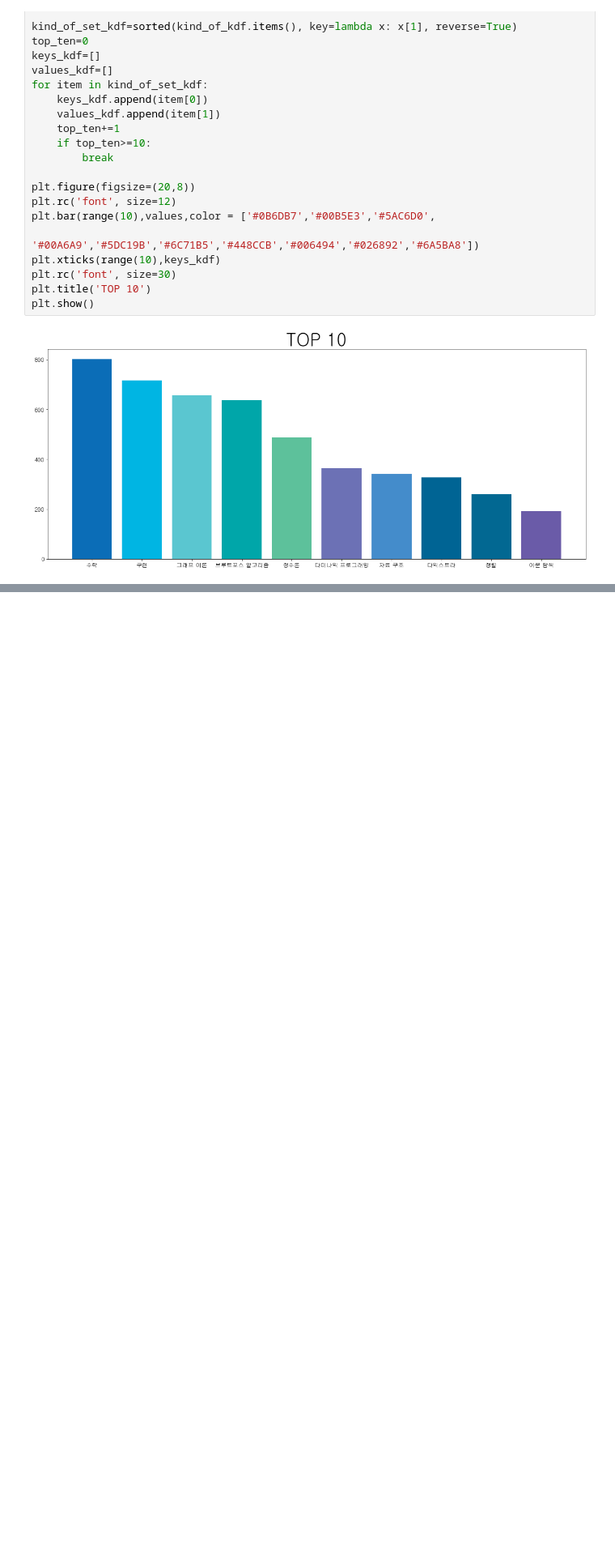
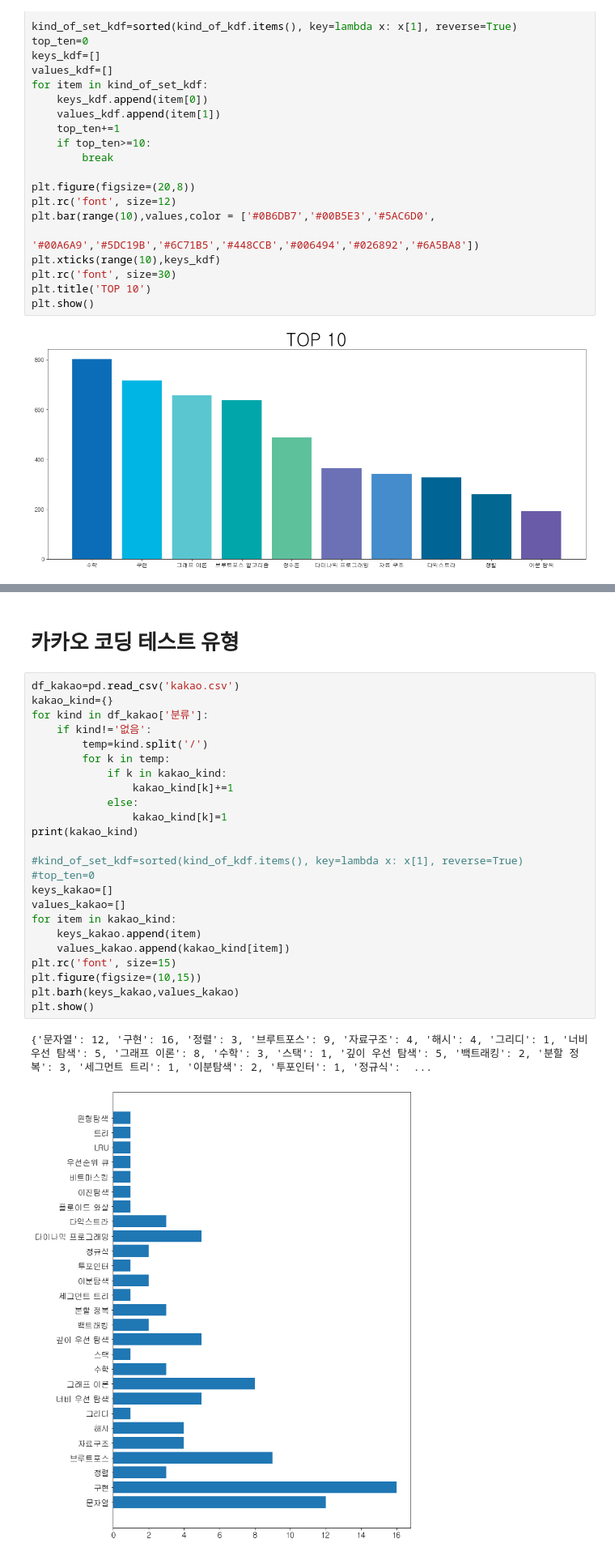
Before and after one commit to myeongju-kim/Baekjoon_Analysis, a Jupyter notebook: analysis.ipynb, the cells around one changed output, grey strips where cells are left out. Shown at 81% size. Drawn from its saved outputs; the diff is of its cells as text; blank space fills up the shorter version.

Commit message:
add kakao analysis report

```diff
--- a/analysis.ipynb
+++ b/analysis.ipynb
@@ -181,0 +182,29 @@ plt.show()
+# %% [markdown]
+# 카카오 코딩 테스트 유형
+# %%
+df_kakao=pd.read_csv('kakao.csv')
+kakao_kind={}
+for kind in df_kakao['분류']:
+    if kind!='없음':
+        temp=kind.split('/')
+        for k in temp:
+            if k in kakao_kind:
+                kakao_kind[k]+=1
+            else:
+                kakao_kind[k]=1
+print(kakao_kind)
+
+#kind_of_set_kdf=sorted(kind_of_kdf.items(), key=lambda x: x[1], reverse=True)
+#top_ten=0
+keys_kakao=[]
+values_kakao=[]
+for item in kakao_kind:
+    keys_kakao.append(item)
+    values_kakao.append(kakao_kind[item])
+plt.rc('font', size=15)
+plt.figure(figsize=(10,15))
+plt.barh(keys_kakao,values_kakao)
+plt.show()
+# %% [output]
+{'문자열': 12, '구현': 16, '정렬': 3, '브루트포스': 9, '자료구조': 4, '해시': 4, '그리디': 1, '너비 우선 탐색': 5, '그래프 이론': 8, '수학': 3, '스택': 1, '깊이 우선 탐색': 5, '백트래킹': 2, '분할 정복': 3, '세그먼트 트리': 1, '이분탐색': 2, '투포인터': 1, '정규식':  ...
+[figure, added]
```
Also changed, not shown: parts of 2 cells of this notebook.
